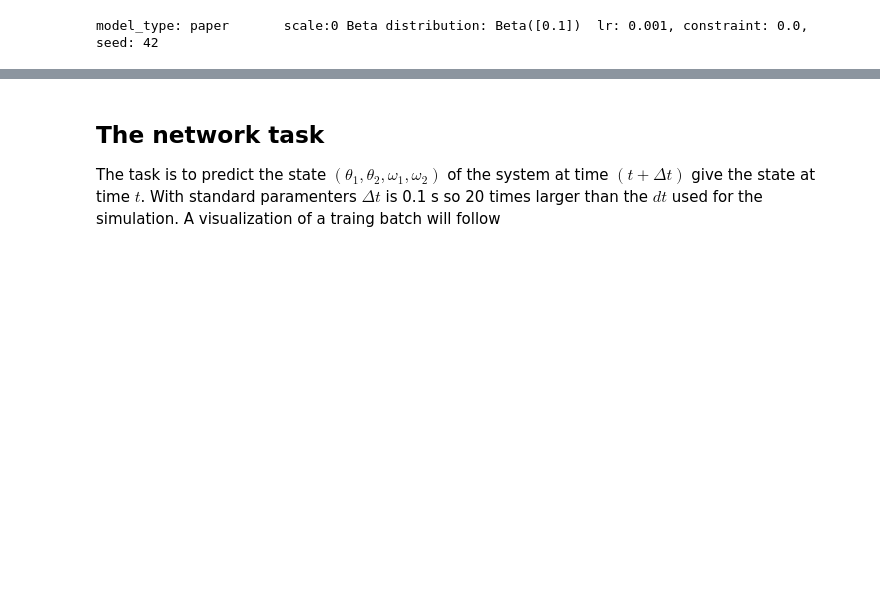
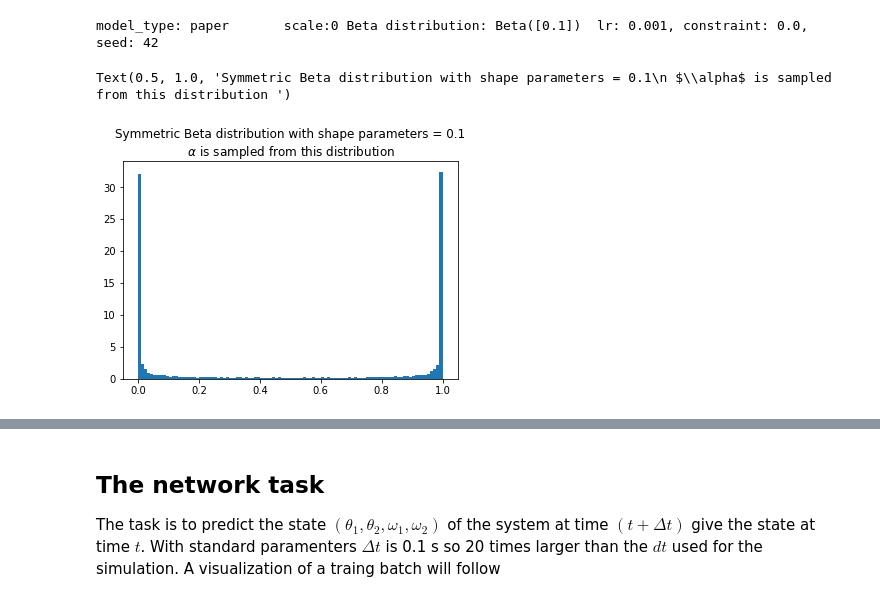
Before and after one commit to pumazzo/controllabledl, a Jupyter notebook: pendulum-system/Esercitazione_1.ipynb, the cells around one changed output, grey strips where cells are left out. Saved outputs shown, nothing was run; the diff lists cells and outputs as text; code cells hidden in the pictures; blank space fills up the shorter version.

```diff
--- a/pendulum-system/Esercitazione_1.ipynb
+++ b/pendulum-system/Esercitazione_1.ipynb
@@ -51,7 +51,7 @@ import random
 
 import numpy as np
 import matplotlib.pyplot as plt
-from matplotlib.patches import Circle
+
 
 import torch
 import torch.nn as nn
@@ -63,20 +63,13 @@ from torch.distributions.beta import Beta
 
 from utils_dp import DoublePendulum, calc_double_E, verification
 
-from model import RuleEncoder, DataEncoder, Net, NaiveModel, DataonlyNet
 
-model_info = {'ruleonly': {},
-              'dataonly': {},
-              'dataonly-nobatch': {},
-              'dataonly-nobatch-constraint1.0': {'constraint': 1.0},
-              'dataonly-nobatch-constraint0.1': {'constraint': 0.1},
-              'dataonly-nobatch-constraint0.01': {'constraint': 0.01},
-              'paper': {'beta': [0.1], 'scale': 0, 'shared': True},
-              'dnn-crr': {'beta': [0.1], 'scale': 1, 'shared': True},
-              'dnn-crr-autoscale': {'beta': [0.1], 'scale': 0, 'shared': True}
+
+model_info = {
+              'paper': {'beta': [0.1], 'scale': 0, 'shared': True}, # Parameter used in the paper
              }
 
-if not (os.path.exists("saved_models/")):
+if not (os.path.exists("saved_models/")):# create a save folder if it doesn't exist
     os.makedirs("saved_models")
     print("created saved_model folder")
 # %%
@@ -211,6 +204,14 @@ print('model_type: {}\tscale:{}\tBeta distribution: Beta({})\tlr: {}, constraint
     .format(model_type, scale, beta_param, lr, constraint, seed))
 # %% [output]
 model_type: paper       scale:0 Beta distribution: Beta([0.1])  lr: 0.001, constraint: 0.0, seed: 42
+# %%
+test_distribution = alpha_distribution.sample([10000]).cpu().numpy()
+# %%
+_ =plt.hist(test_distribution,100,density=True)
+plt.title("Symmetric Beta distribution with shape parameters = 0.1\n"+r" $\alpha$ is sampled from this distribution ")
+# %% [output]
+Text(0.5, 1.0, 'Symmetric Beta distribution with shape parameters = 0.1\n $\\alpha$ is sampled from this distribution ')
+[figure, added]
 # %%
 # seed to help reproducibility. Please use a fixed initial condition per the pendulum or save the dataset
 random.seed(seed)
```
Also changed, not shown: parts of 23 cells of this notebook.
